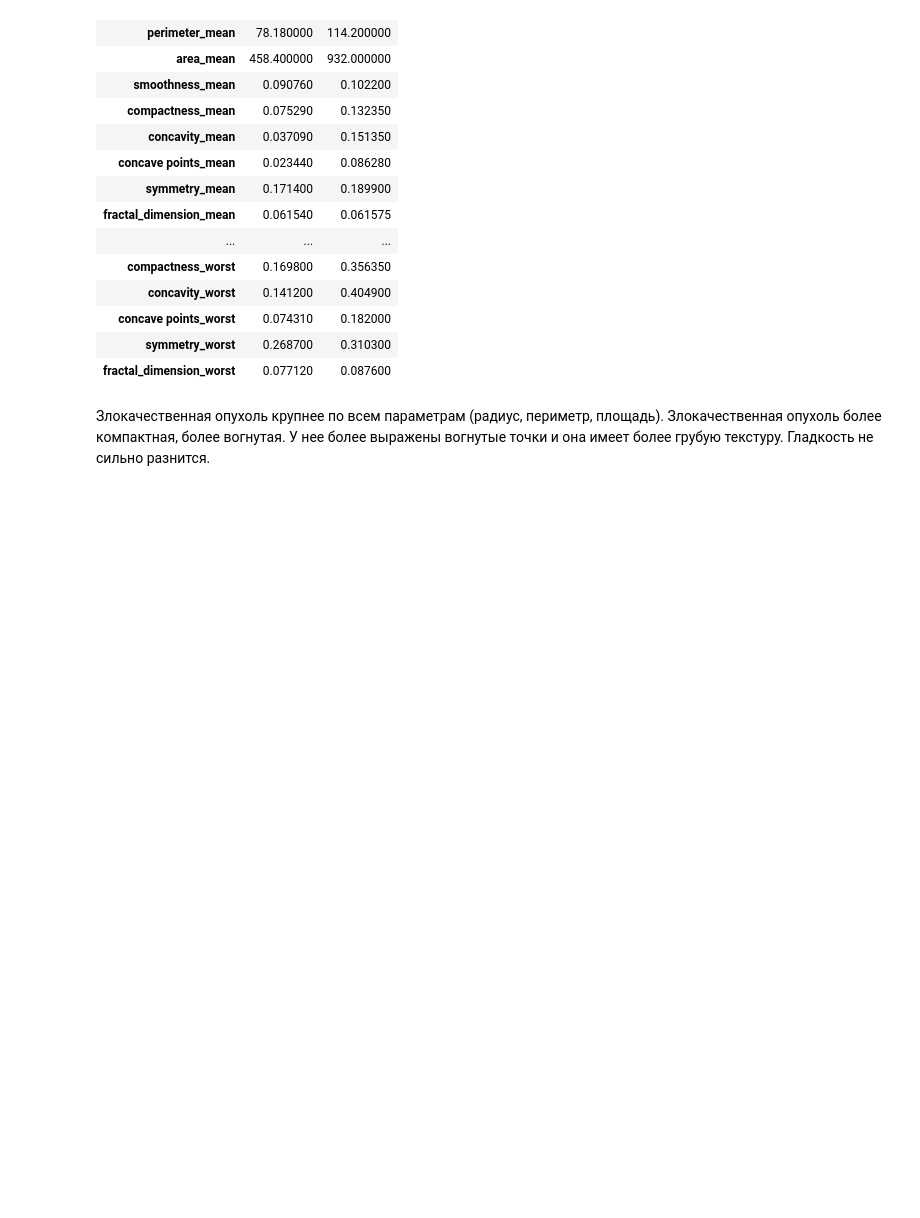
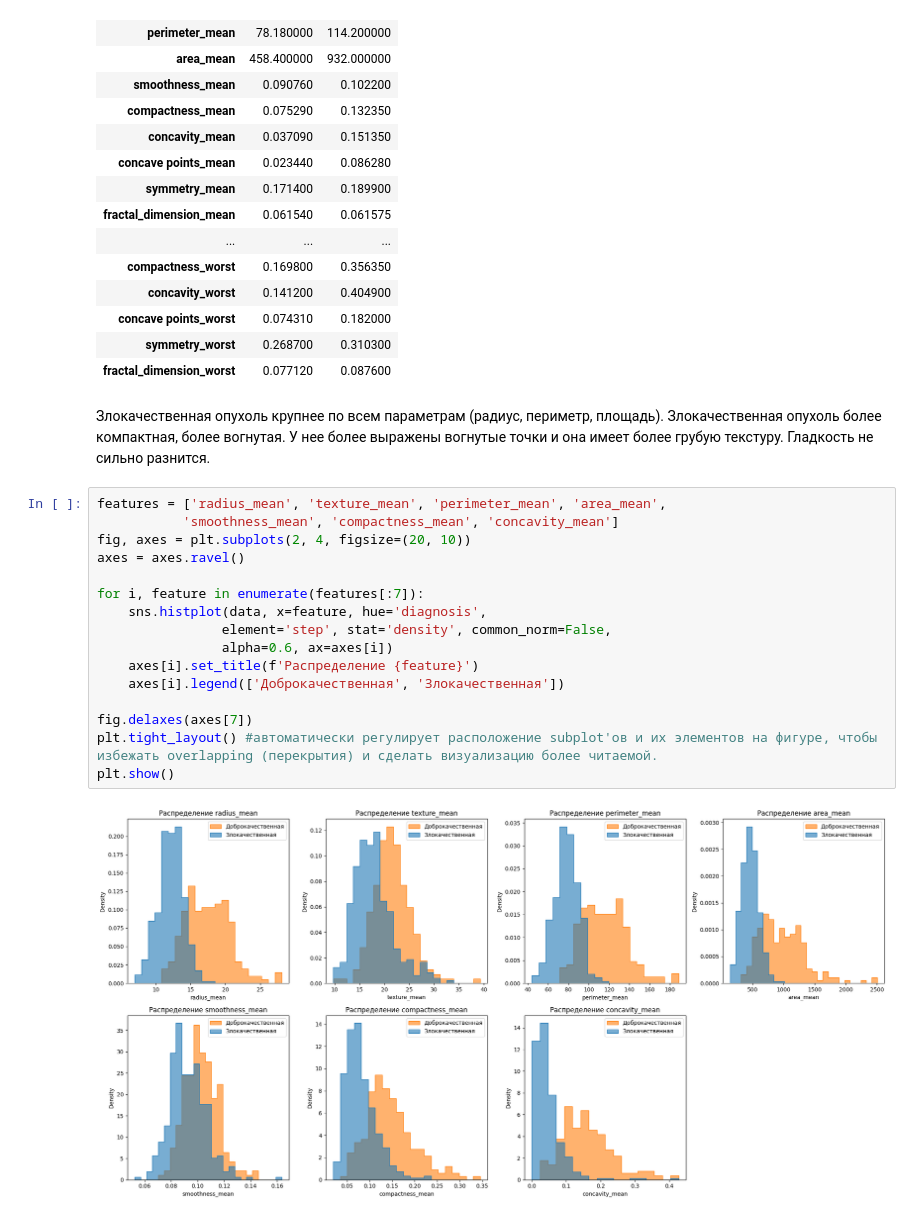
Before and after one commit to yulllss/ML-Basic, a Jupyter notebook: homework_09/homework_09.ipynb, the cells around one changed output. Drawn from its saved outputs; the diff is of its cells as text; blank space fills up the shorter version.

Commit message:
Сделаны гистограммы и heatmap

```diff
--- a/homework_09/homework_09.ipynb
+++ b/homework_09/homework_09.ipynb
@@ -181,3 +181,21 @@ medians
 | fractal_dimension_worst | 0.077120 | 0.087600 |
 # %% [markdown]
 Злокачественная опухоль крупнее по всем параметрам (радиус, периметр, площадь). Злокачественная опухоль более компактная, более вогнутая. У нее более выражены вогнутые точки и она имеет более грубую текстуру. Гладкость не сильно разнится.
+# %%
+features = ['radius_mean', 'texture_mean', 'perimeter_mean', 'area_mean',
+           'smoothness_mean', 'compactness_mean', 'concavity_mean']
+fig, axes = plt.subplots(2, 4, figsize=(20, 10))
+axes = axes.ravel()
+
+for i, feature in enumerate(features[:7]):
+    sns.histplot(data, x=feature, hue='diagnosis',
+                element='step', stat='density', common_norm=False,
+                alpha=0.6, ax=axes[i])
+    axes[i].set_title(f'Распределение {feature}')
+    axes[i].legend(['Доброкачественная', 'Злокачественная'])
+
+fig.delaxes(axes[7])
+plt.tight_layout() #автоматически регулирует расположение subplot'ов и их элементов на фигуре, чтобы избежать overlapping (перекрытия) и сделать визуализацию более читаемой.
+plt.show()
+# %% [output]
+[figure, added]
```
Also changed, not shown: parts of 8 cells of this notebook.
